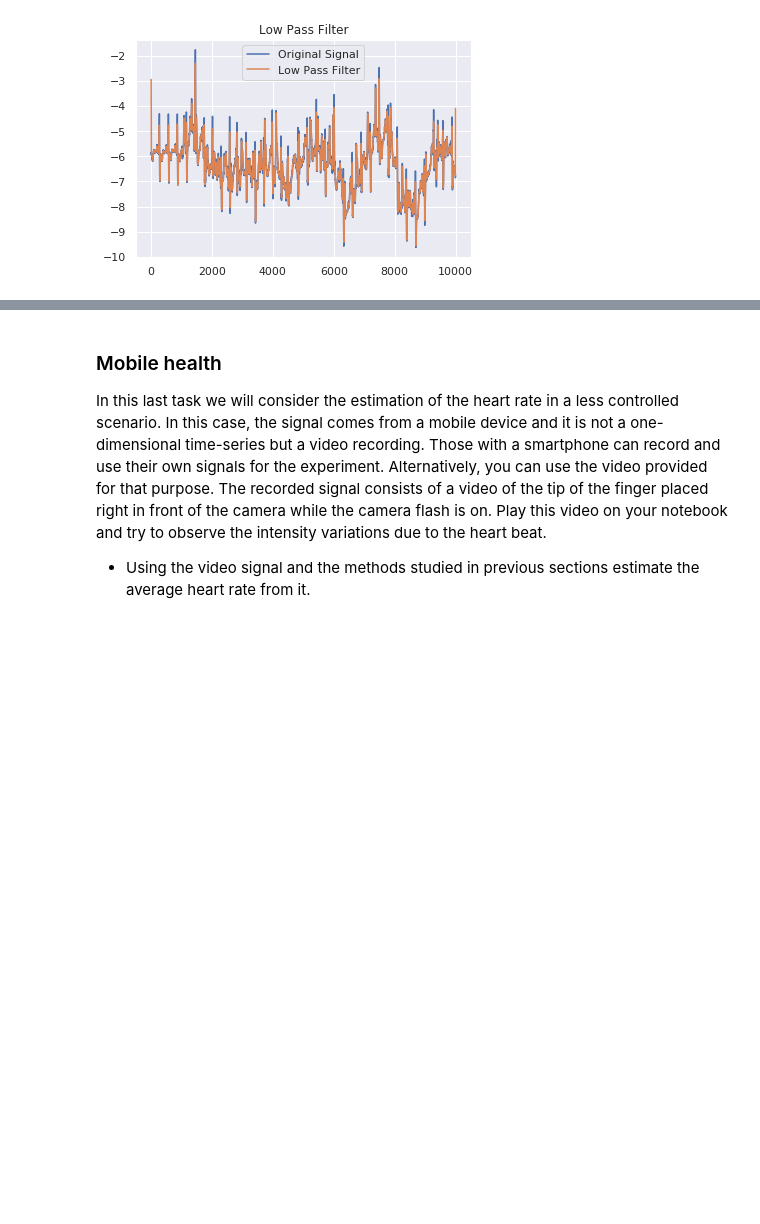
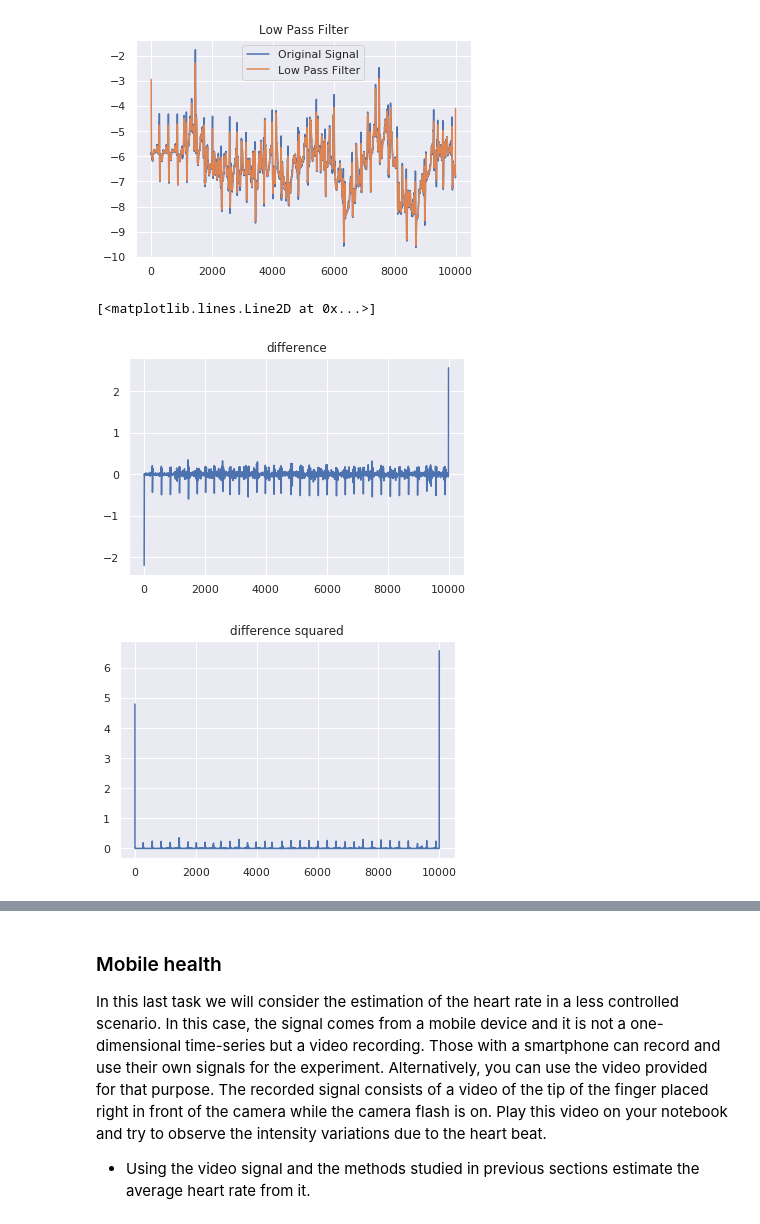
Before and after one commit to varose99/ds4bme, a Jupyter notebook: ecglab.ipynb, the cells around one changed output, grey strips where cells are left out. Drawn from its saved outputs; the diff is of its cells as text; code cells hidden in the pictures; blank space fills up the shorter version.

```diff
--- a/ecglab.ipynb
+++ b/ecglab.ipynb
@@ -269,0 +266,16 @@ plt.plot(peaks_guess, normalized[peaks_guess], "x")
+# %%
+dn = [1/8, 2/8, 0, -2/8, -1/8]
+diff = np.convolve(dn,voltage,mode='same')
+plt.figure()
+plt.plot(diff)
+plt.title("difference")
+def squared(list):
+    return [i ** 2 for i in list]
+diff_square = squared(diff)
+plt.figure()
+plt.title("difference squared")
+plt.plot(diff_square)
+# %% [output]
+[<matplotlib.lines.Line2D at 0x...>]
+[figure, added]
+[figure, added]
```
Also changed, not shown: parts of 3 cells of this notebook.
